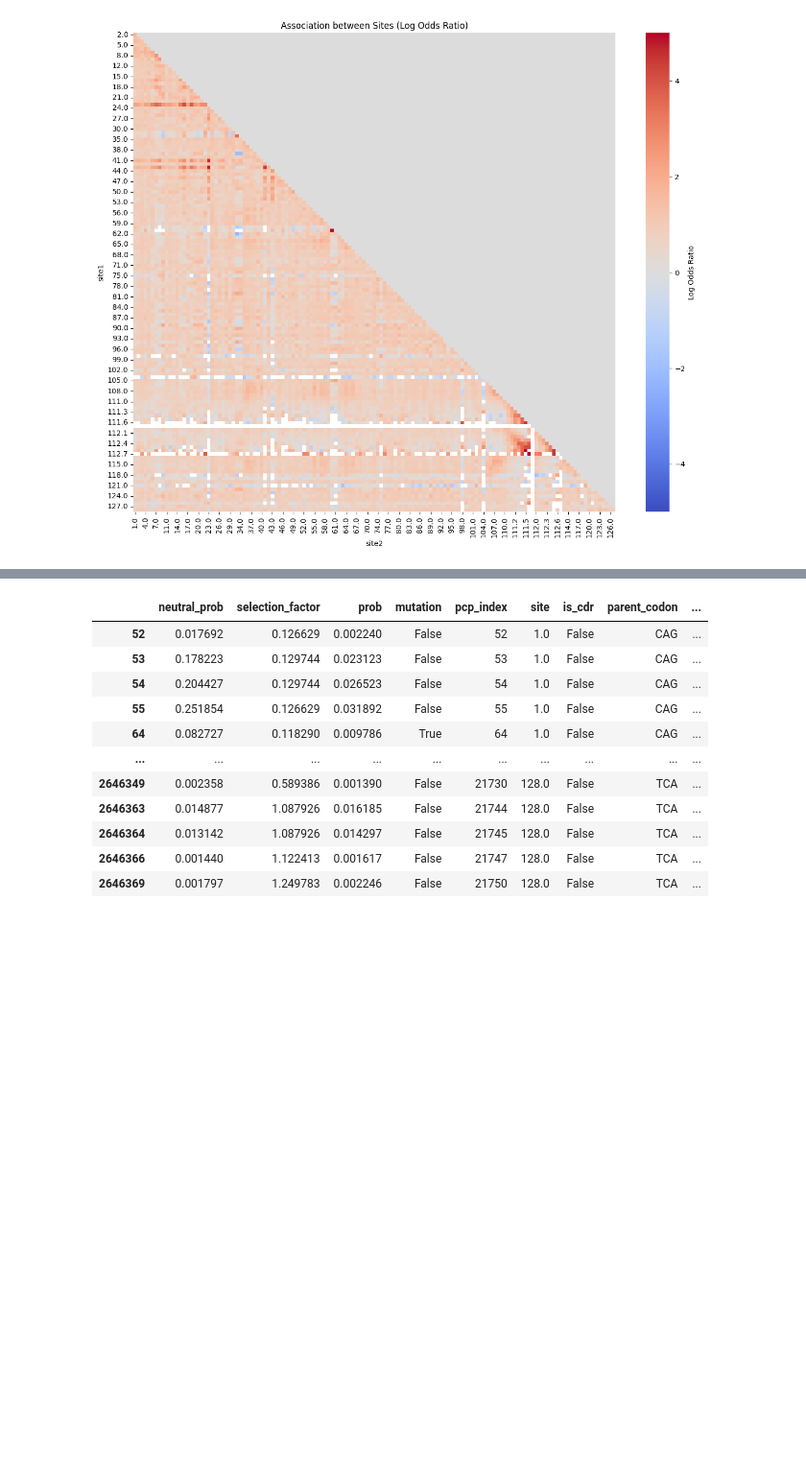
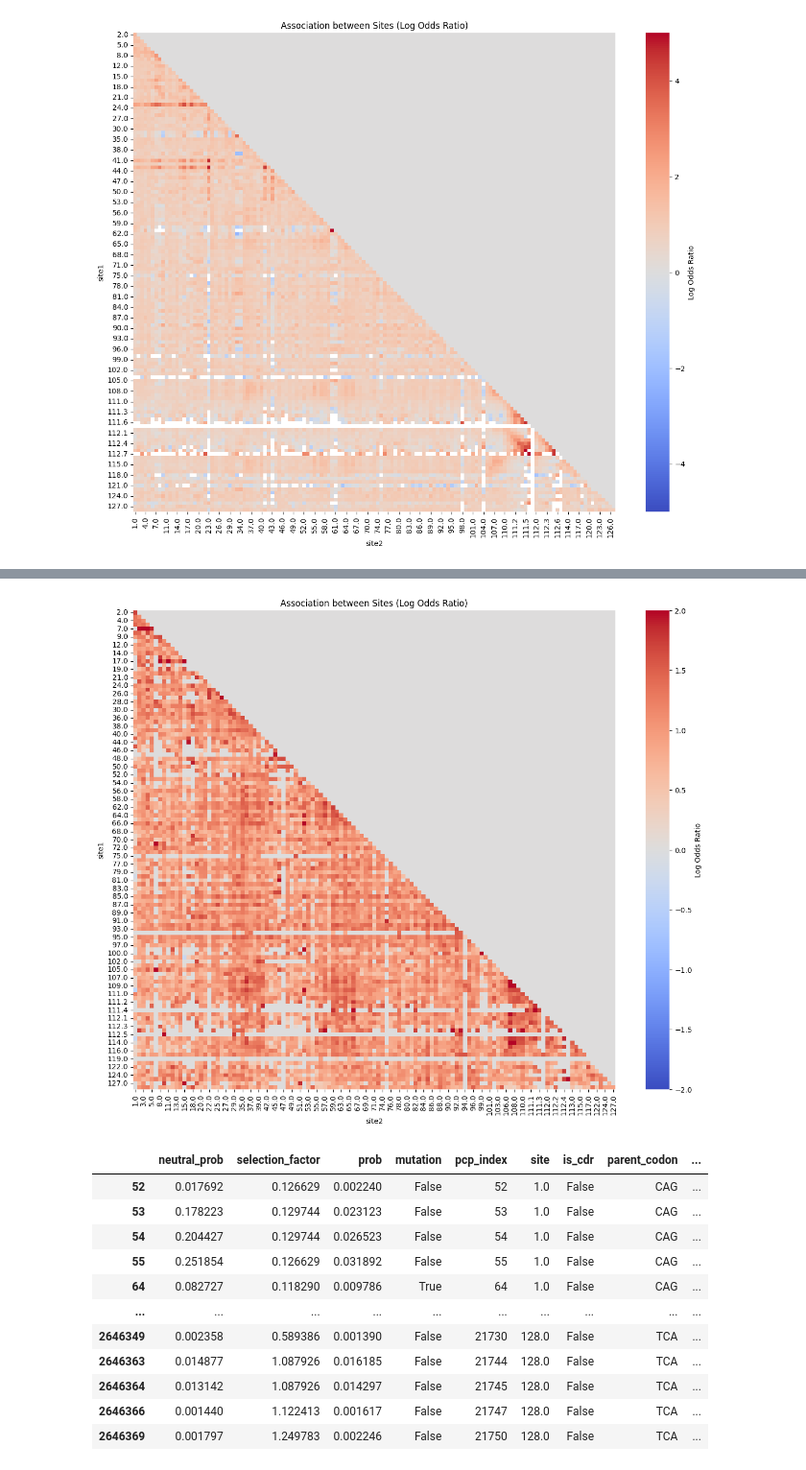
Before and after one commit to matsengrp/dasm-epistasis-experiments, a Jupyter notebook: counts_based_correlation.ipynb, the cells around one changed output, grey strips where cells are left out. Shown at 96% size. Cells and saved outputs as stored; diff of their text form; code cells hidden in the pictures; blank space fills up the shorter version.

```diff
--- a/counts_based_correlation.ipynb
+++ b/counts_based_correlation.ipynb
@@ -544,3 +515,18 @@ site_sub_probs_df_germline_v1 = site_sub_probs_df_germline[site_sub_probs_df_ger
+# %%
+# filter results df for rows where both mutations have been seen more then 10 times according to the contingency table
+results_df_filtered = results_df[(results_df['contingency_table'].apply(lambda x: x[0, 0]) > 5) & (results_df['contingency_table'].apply(lambda x: x[1, 1]) > 5) & (results_df['contingency_table'].apply(lambda x: x[0, 1]) > 5) & (results_df['contingency_table'].apply(lambda x: x[1, 0]) > 5)]
+
+
+# plot a heatmap for the association between sites using the log_odds_ratio
+heatmap_data = results_df_filtered.pivot_table(index='site1', columns='site2', values='log_odds_ratio', fill_value=0)
+heatmap_data = heatmap_data.reindex(sorted(heatmap_data.index))
+heatmap_data = heatmap_data.astype(float)
+fig, ax = plt.subplots(figsize=(15, 12))
+sns.heatmap(heatmap_data, cmap='coolwarm',cbar_kws={'label': 'Log Odds Ratio'}, vmin=-2, vmax=2)
+plt.title('Association between Sites (Log Odds Ratio)')
+plt.show()
+# %% [output]
+[figure, added]
 # %%
 site_sub_probs_df_germline_v1
 # %% [output]
```
Also changed, not shown: parts of 27 cells of this notebook.
